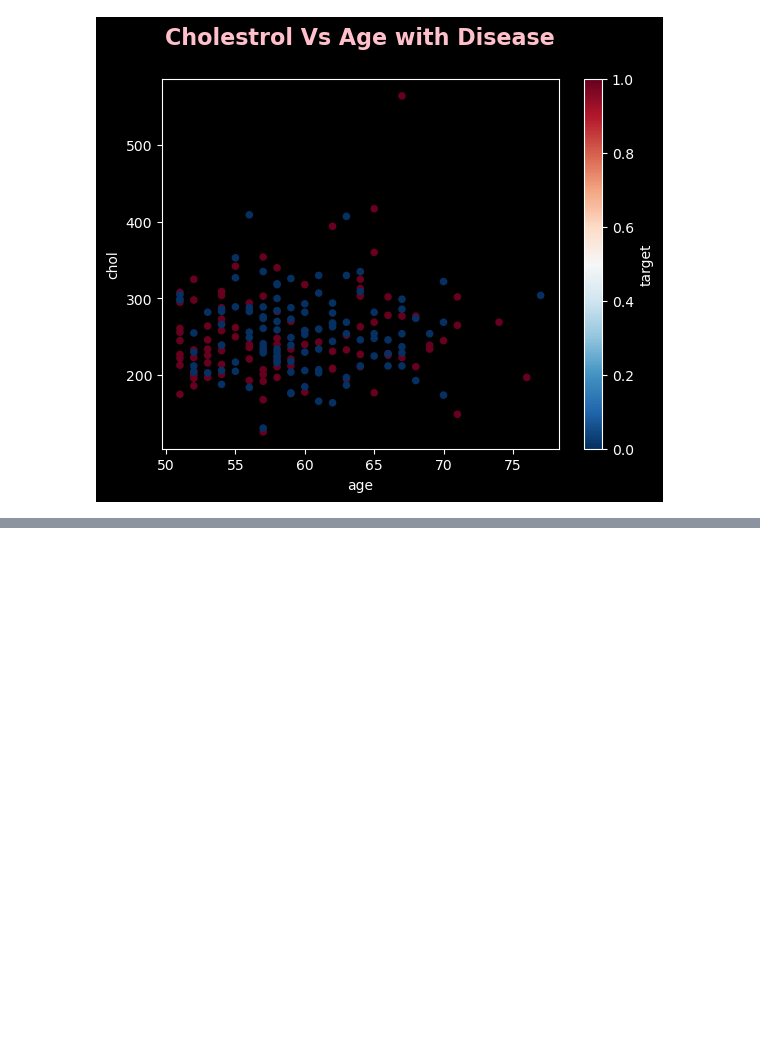
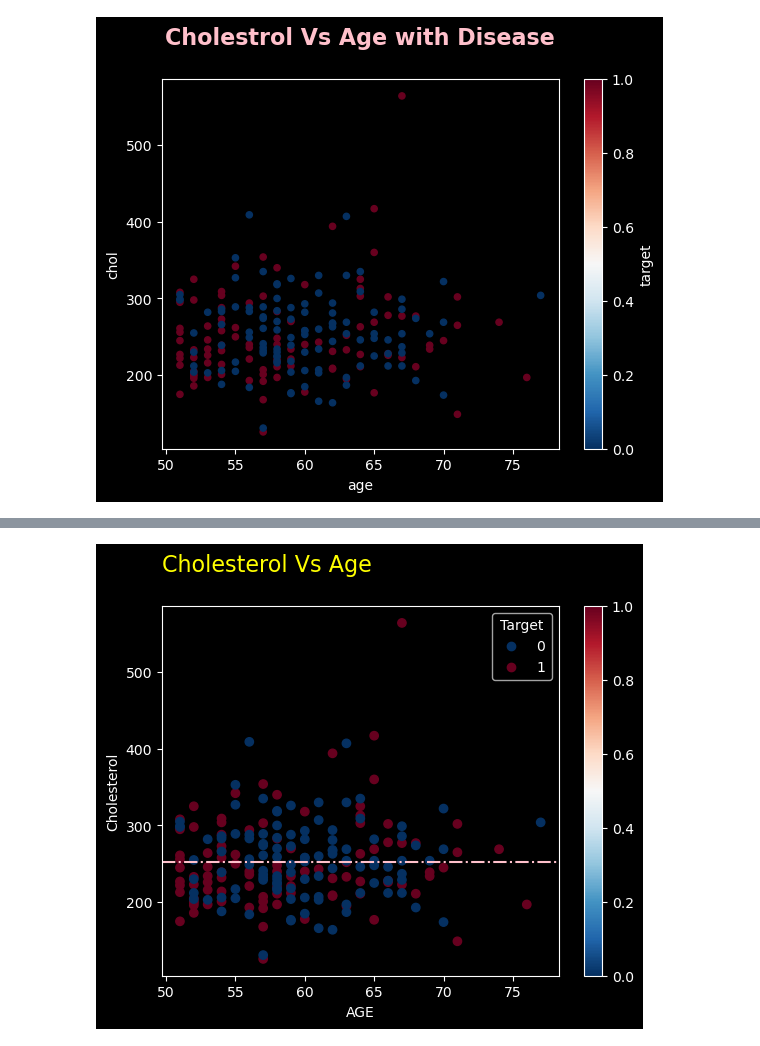
Before and after one commit to DarkDk123/ZTM-ML-Data-Science, a Jupyter notebook: 6. Matplotlib : Visualizing Data/Matplotlib_Intro.ipynb, the cells around one changed output, grey strips where cells are left out. Saved outputs shown, nothing was run; the diff lists cells and outputs as text; code cells hidden in the pictures; blank space fills up the shorter version.

Commit message:
OO | Pyplot | Pandas.plot | for Customizations

```diff
--- a/6. Matplotlib : Visualizing Data/Matplotlib_Intro.ipynb
+++ b/6. Matplotlib : Visualizing Data/Matplotlib_Intro.ipynb
@@ -727,0 +728,30 @@ plt.plot();
+# %%
+## Using "OO" Approach alone for more Customizations.
+
+# Look How Customizable it is!!
+
+fig, ax = plt.subplots()
+
+scat_plot = ax.scatter(
+                x=patients_over_50.age,
+                y=patients_over_50.chol,
+                c=patients_over_50.target,
+                cmap='RdBu_r'
+            )
+
+# Set Axis Labels.
+ax.set(
+    xlabel="AGE",
+    ylabel="Cholesterol"
+)
+
+ax.set_title("Cholesterol Vs Age\n", size=16, c='yellow', loc='left') # Set Plot Title
+ax.legend(*scat_plot.legend_elements(), title="Target") # Add a Legend.
+
+# Add a Horizontal line representing Average of Age.
+ax.axhline(patients_over_50.chol.mean(), color='pink', linestyle='-.')
+fig.colorbar(scat_plot) # add the colorbar used in scat_plot.
+
+plt.plot();
+# %% [output]
+[figure, added]
```
Also changed, not shown: parts of 4 cells of this notebook.
